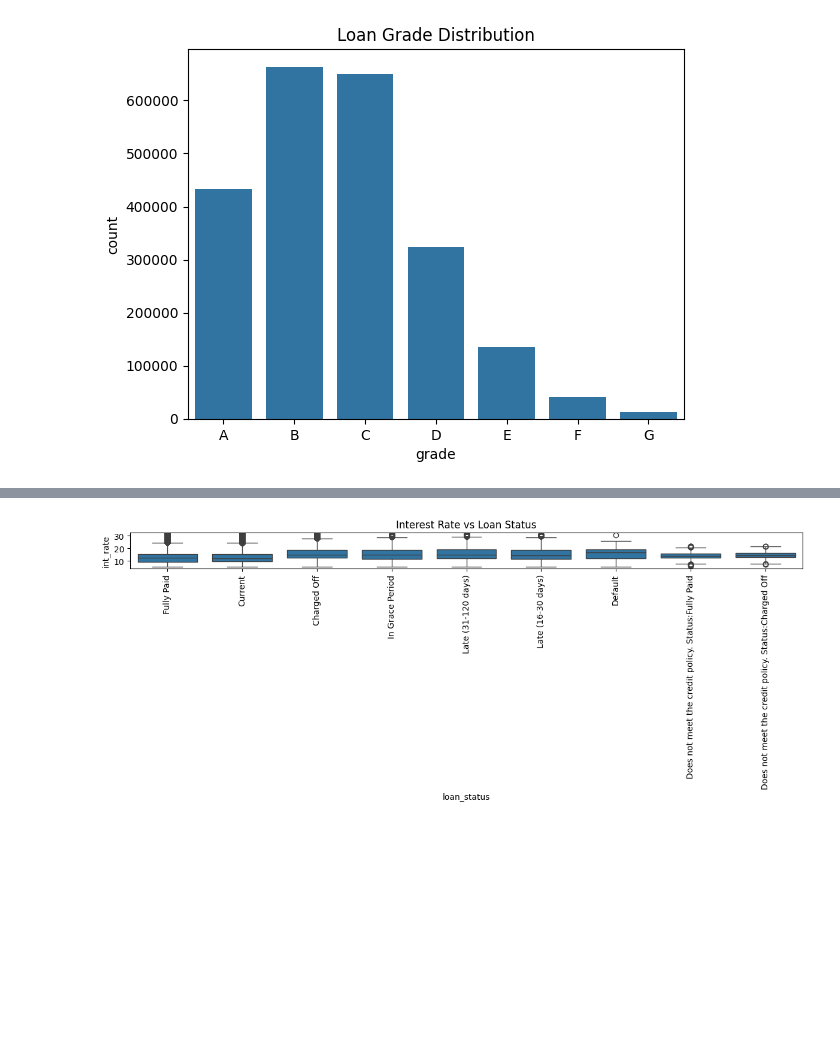
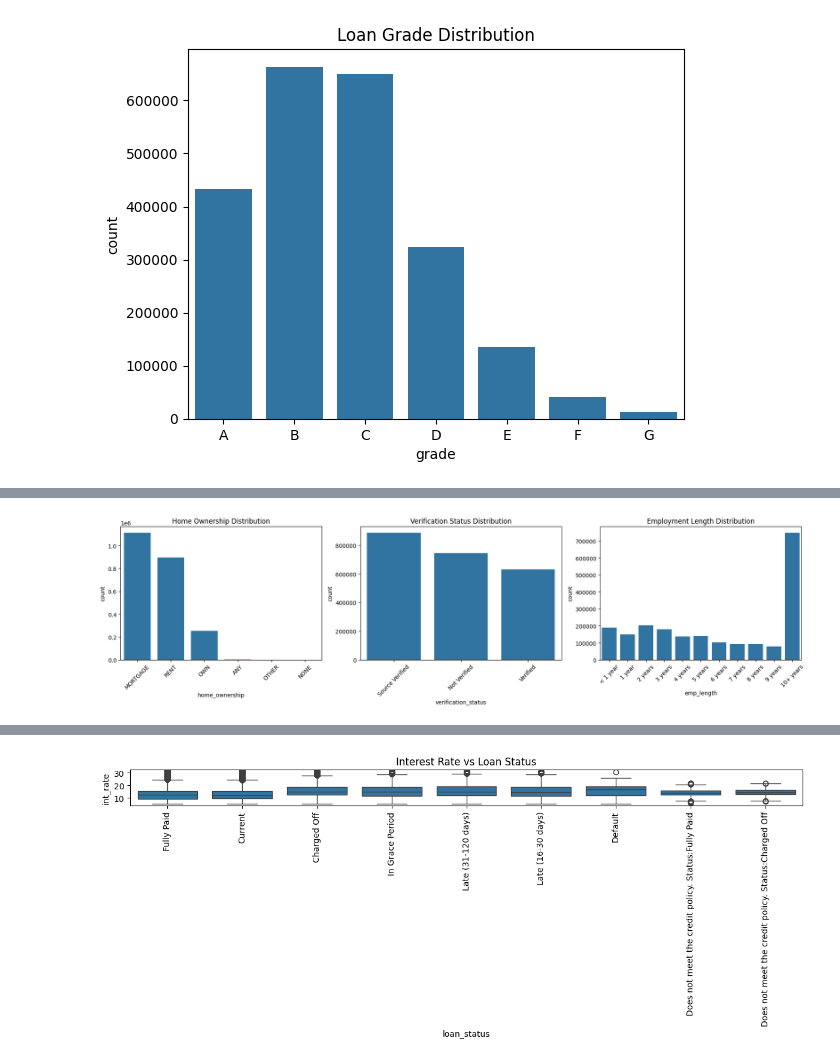
Before and after one commit to AKHIL572/Credit-Risk-Prediction-System-using-Machine-Learning, a Jupyter notebook: notebooks/2_eda.ipynb, the cells around one changed output, grey strips where cells are left out. Drawn from its saved outputs; the diff is of its cells as text; code cells hidden in the pictures; blank space fills up the shorter version.

```diff
--- a/notebooks/2_eda.ipynb
+++ b/notebooks/2_eda.ipynb
@@ -135,0 +186,21 @@ The loan grade feature shows a concentration in grades B and C, indicating that
+# %%
+fig, axes = plt.subplots(1, 3, figsize=(18, 5))
+
+sns.countplot(x="home_ownership", data=df, order=df["home_ownership"].value_counts().index, ax=axes[0])
+axes[0].set_title("Home Ownership Distribution")
+axes[0].tick_params(axis="x", rotation=45)
+
+sns.countplot(x="verification_status", data=df, order=df["verification_status"].value_counts().index, ax=axes[1])
+axes[1].set_title("Verification Status Distribution")
+axes[1].tick_params(axis="x", rotation=45)
+
+emp_order = ["< 1 year", "1 year", "2 years", "3 years", "4 years", "5 years",
+             "6 years", "7 years", "8 years", "9 years", "10+ years"]
+sns.countplot(x="emp_length", data=df, order=[e for e in emp_order if e in df["emp_length"].unique()], ax=axes[2])
+axes[2].set_title("Employment Length Distribution")
+axes[2].tick_params(axis="x", rotation=45)
+
+plt.tight_layout()
+plt.show()
+# %% [output]
+[figure, added]
```
Also changed, not shown: parts of 27 cells of this notebook, 1 other file.
